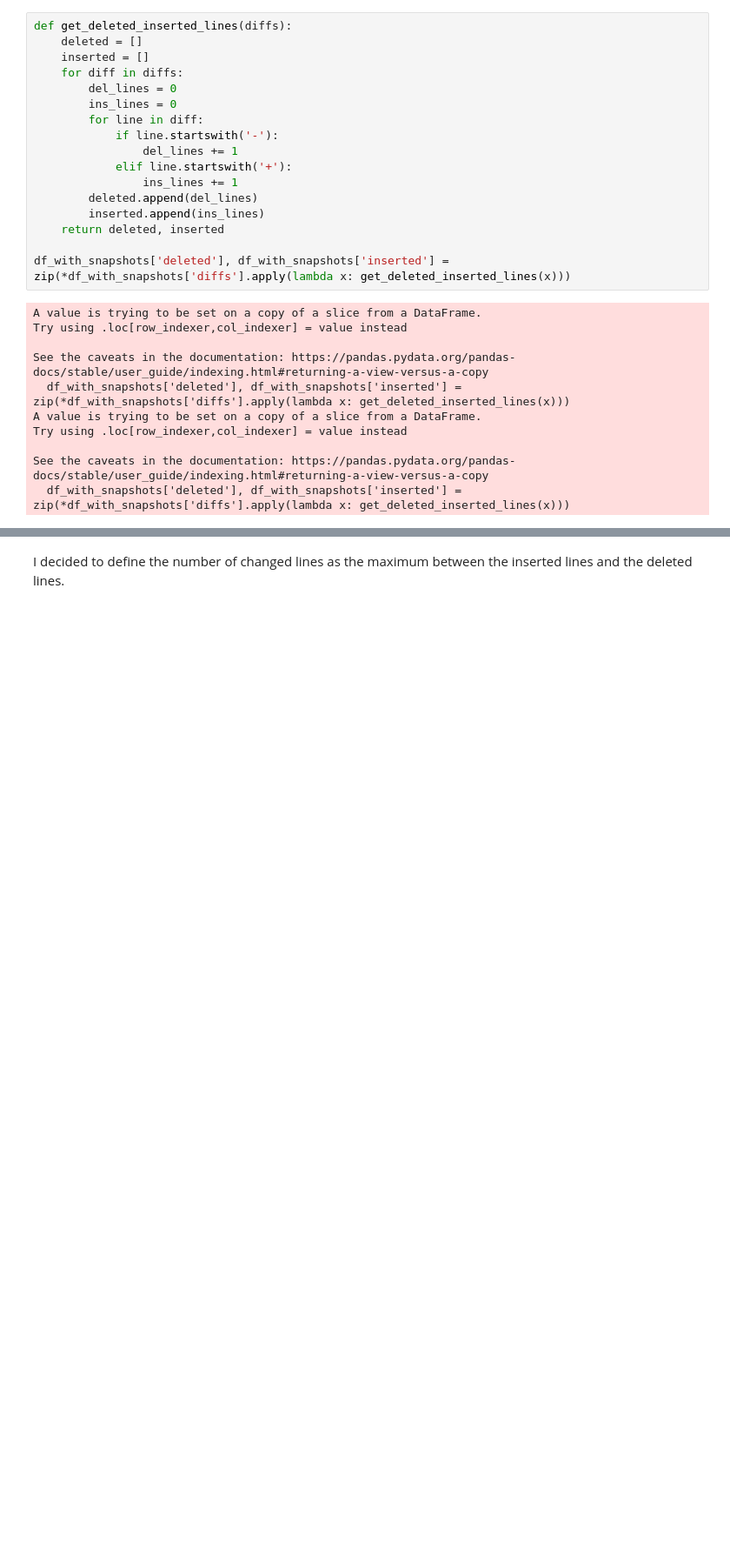
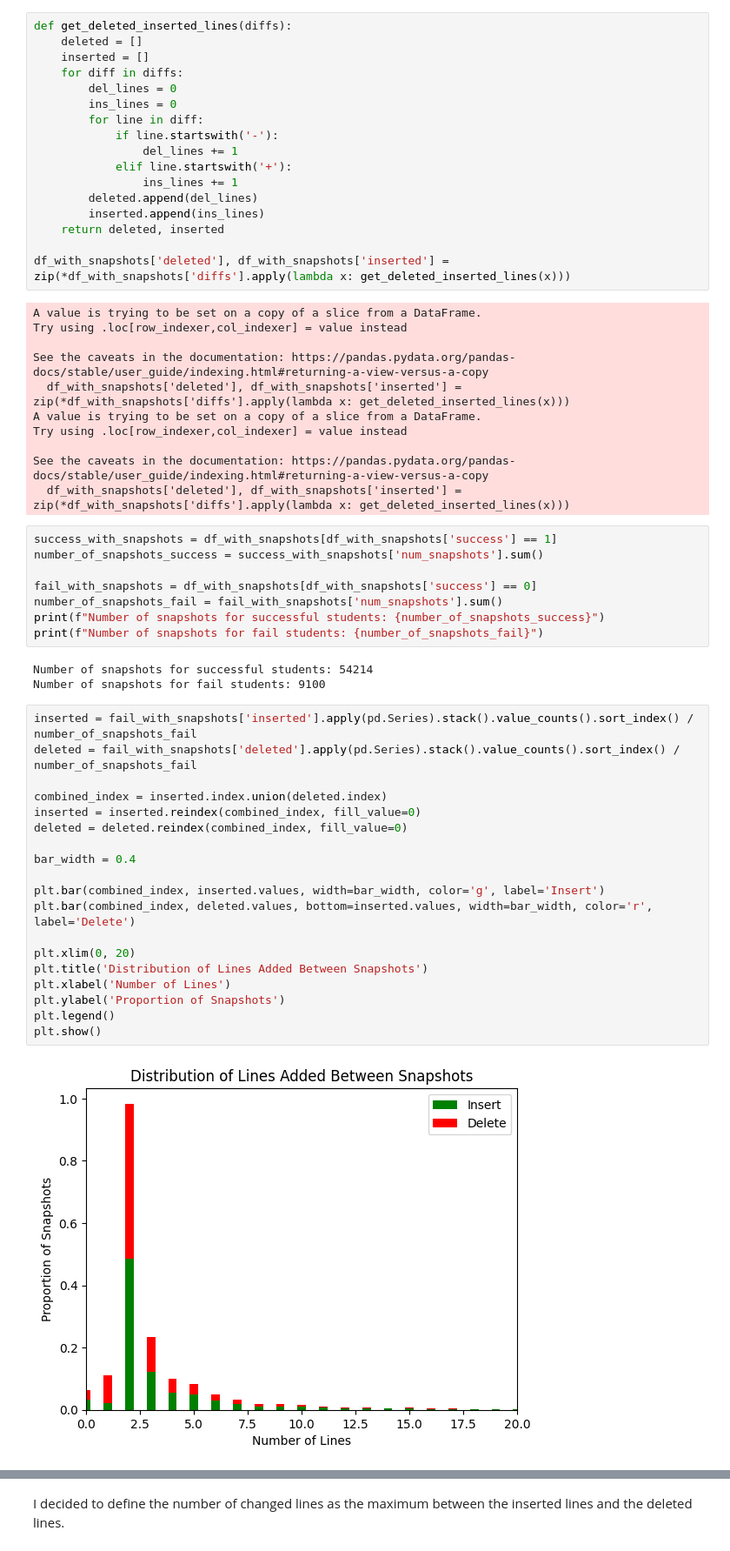
Before and after one commit to nogaschw/Detecting-Struggling-Student-Programmers-using-Proficiency-Taxonomies, a Jupyter notebook: stat_codeworkout.ipynb, the cells around one changed output, grey strips where cells are left out. Shown at 87% size. Drawn from its saved outputs; the diff is of its cells as text; blank space fills up the shorter version.

```diff
--- a/stat_codeworkout.ipynb
+++ b/stat_codeworkout.ipynb
@@ -318,3 +328,35 @@ Try using .loc[row_indexer,col_indexer] = value instead
 
 See the caveats in the documentation: https://pandas.pydata.org/pandas-docs/stable/user_guide/indexing.html#returning-a-view-versus-a-copy
   df_with_snapshots['deleted'], df_with_snapshots['inserted'] = zip(*df_with_snapshots['diffs'].apply(lambda x: get_deleted_inserted_lines(x)))
+# %%
+success_with_snapshots = df_with_snapshots[df_with_snapshots['success'] == 1]
+number_of_snapshots_success = success_with_snapshots['num_snapshots'].sum()
+
+fail_with_snapshots = df_with_snapshots[df_with_snapshots['success'] == 0]
+number_of_snapshots_fail = fail_with_snapshots['num_snapshots'].sum()
+print(f"Number of snapshots for successful students: {number_of_snapshots_success}")
+print(f"Number of snapshots for fail students: {number_of_snapshots_fail}")
+# %% [output]
+Number of snapshots for successful students: 54214
+Number of snapshots for fail students: 9100
+# %%
+inserted = fail_with_snapshots['inserted'].apply(pd.Series).stack().value_counts().sort_index() / number_of_snapshots_fail
+deleted = fail_with_snapshots['deleted'].apply(pd.Series).stack().value_counts().sort_index() / number_of_snapshots_fail
+
+combined_index = inserted.index.union(deleted.index)
+inserted = inserted.reindex(combined_index, fill_value=0)
+deleted = deleted.reindex(combined_index, fill_value=0)
+
+bar_width = 0.4
+
+plt.bar(combined_index, inserted.values, width=bar_width, color='g', label='Insert')
+plt.bar(combined_index, deleted.values, bottom=inserted.values, width=bar_width, color='r', label='Delete')
+
+plt.xlim(0, 20)
+plt.title('Distribution of Lines Added Between Snapshots')
+plt.xlabel('Number of Lines')
+plt.ylabel('Proportion of Snapshots')
+plt.legend()
+plt.show()
+# %% [output]
+[figure, added]
```
Also changed, not shown: parts of 8 cells of this notebook.
